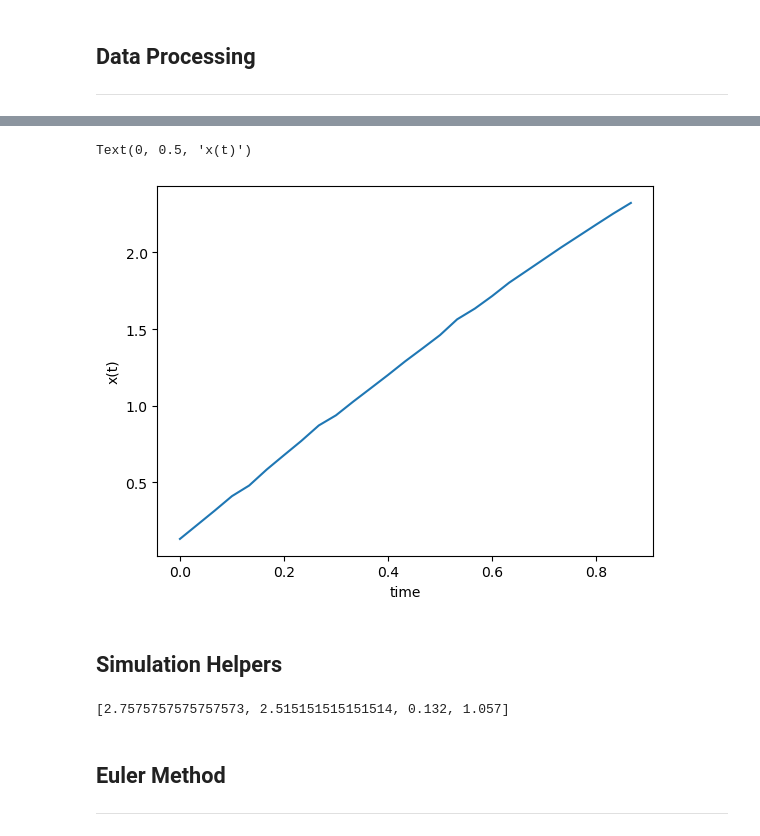
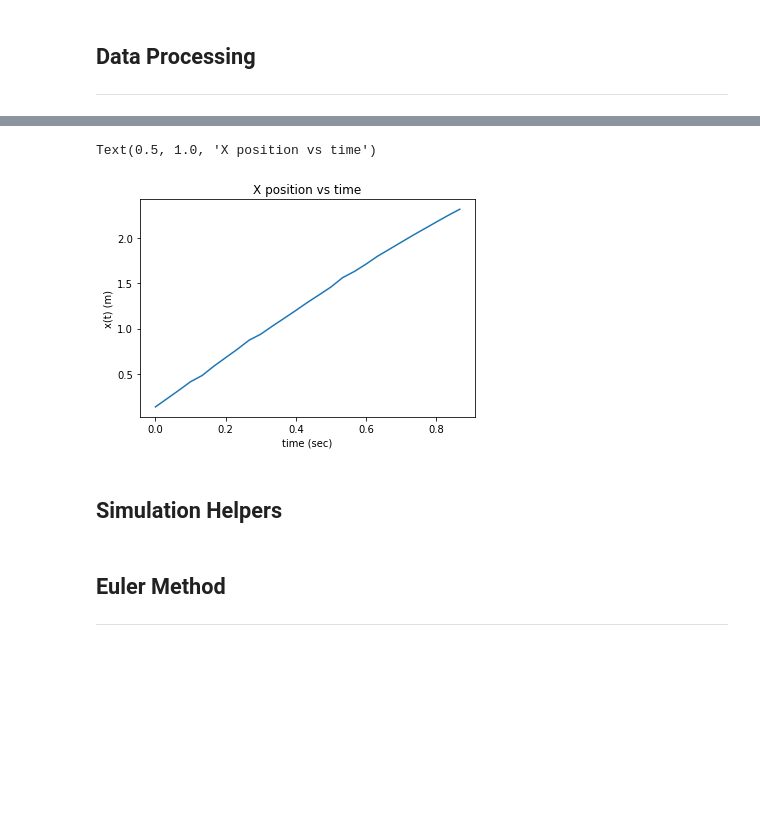
Before and after one commit to imnotartsy/PHY68, a Jupyter notebook: Car.ipynb, the cells around one changed output, grey strips where cells are left out. Cells and saved outputs as stored; diff of their text form; code cells hidden in the pictures; blank space fills up the shorter version.

```diff
--- a/Car.ipynb
+++ b/Car.ipynb
@@ -53,10 +62,11 @@ Text(0, 0.5, 'y(t)')
 # %%
 plt.plot(df['t'], df['x'])
-plt.xlabel("time")
-plt.ylabel("x(t)")
+plt.xlabel("time (sec)")
+plt.ylabel("x(t) (m)")
+plt.title("X position vs time")
 # %% [output]
-Text(0, 0.5, 'x(t)')
+Text(0.5, 1.0, 'X position vs time')
-[figure, old version]
+[figure, new version]
 # %% [markdown]
 ## Simulation Helpers
 # %%
@@ -71,17 +80,11 @@ tf  = 0.867             # total time to simulate
 nsteps = int(tf/dt) + 1 # number of time steps
 # %%
-## calculate inital conditions based on two given (early) coordinate points
+# Calculate inital conditions based on two given (early) coordinate points
 def initial_conditions(coord1, coord2):
     t    = coord2[0] - coord1[0]
     x    = coord2[1] - coord1[1]
     y    = coord2[2] - coord1[2]
     return [x/t, y/t, coord1[1], coord1[2]]
-
-
-i_coord = initial_conditions(df.loc[0], df.loc[1])
-print(i_coord)
-# %% [output]
-[2.7575757575757573, 2.515151515151514, 0.132, 1.057]
 # %% [markdown]
 ## Euler Method
 ---
```
Also changed, not shown: parts of 25 cells of this notebook.
